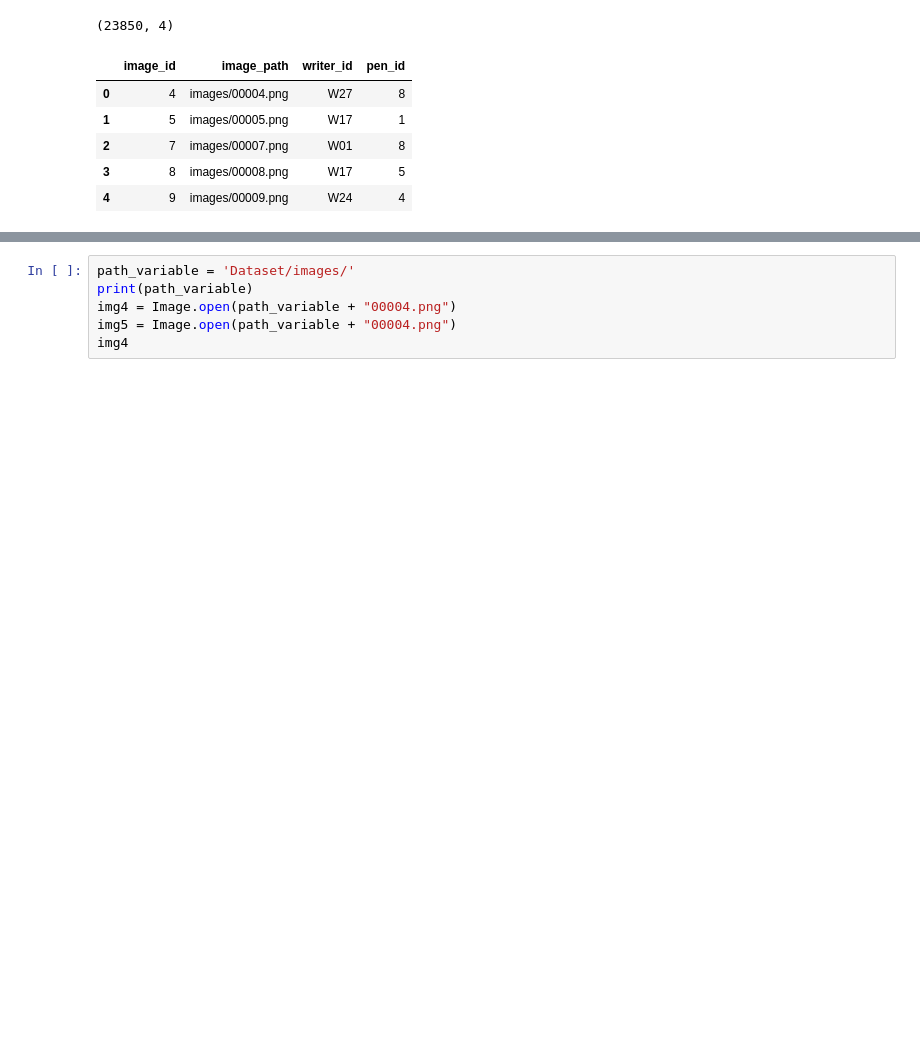
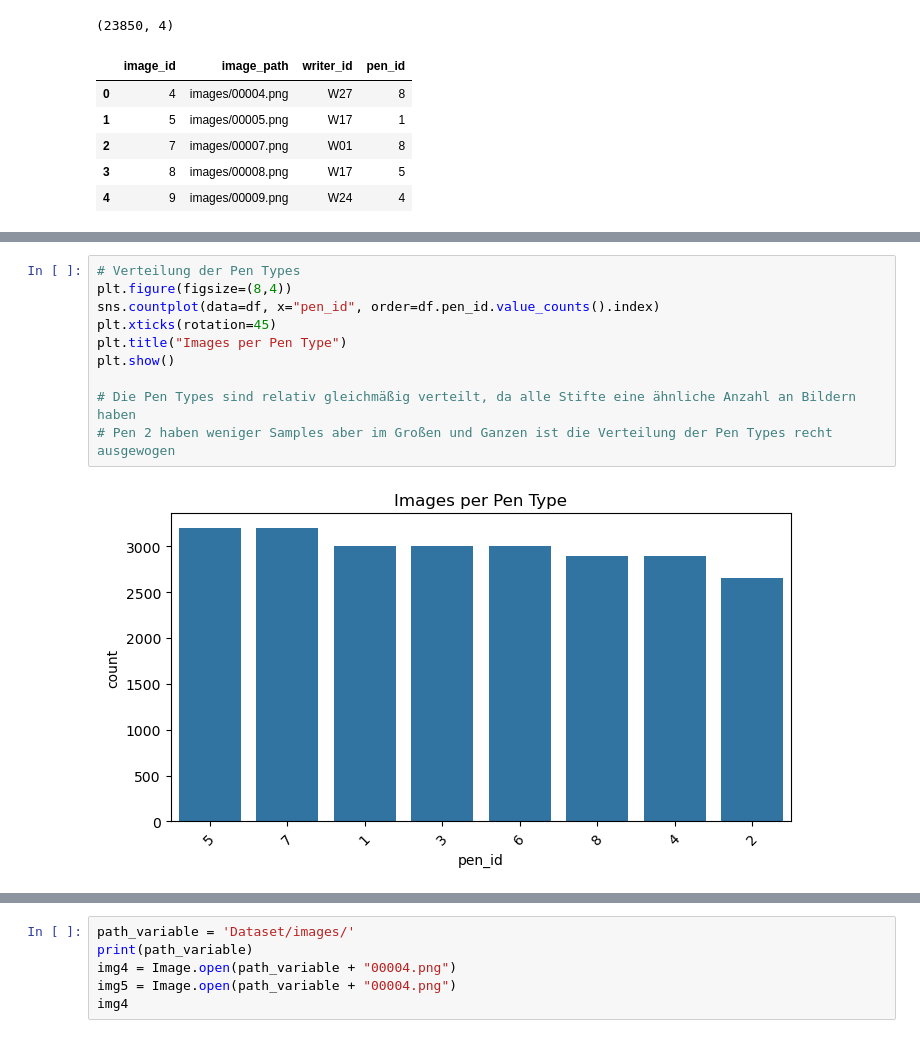
Before and after one commit to CGD16/ICDAR-2026---CircleID-Writer-Identification, a Jupyter notebook: Exploratory_Data_Analysis.ipynb, the cells around one changed output, grey strips where cells are left out. Drawn from its saved outputs; the diff is of its cells as text; blank space fills up the shorter version.

```diff
--- a/Exploratory_Data_Analysis.ipynb
+++ b/Exploratory_Data_Analysis.ipynb
@@ -24,0 +82,12 @@ df.head()
+# %%
+# Verteilung der Pen Types
+plt.figure(figsize=(8,4))
+sns.countplot(data=df, x="pen_id", order=df.pen_id.value_counts().index)
+plt.xticks(rotation=45)
+plt.title("Images per Pen Type")
+plt.show()
+
+# Die Pen Types sind relativ gleichmäßig verteilt, da alle Stifte eine ähnliche Anzahl an Bildern haben
+# Pen 2 haben weniger Samples aber im Großen und Ganzen ist die Verteilung der Pen Types recht ausgewogen
+# %% [output]
+[figure, added]
```
Also changed, not shown: parts of 16 cells of this notebook.
